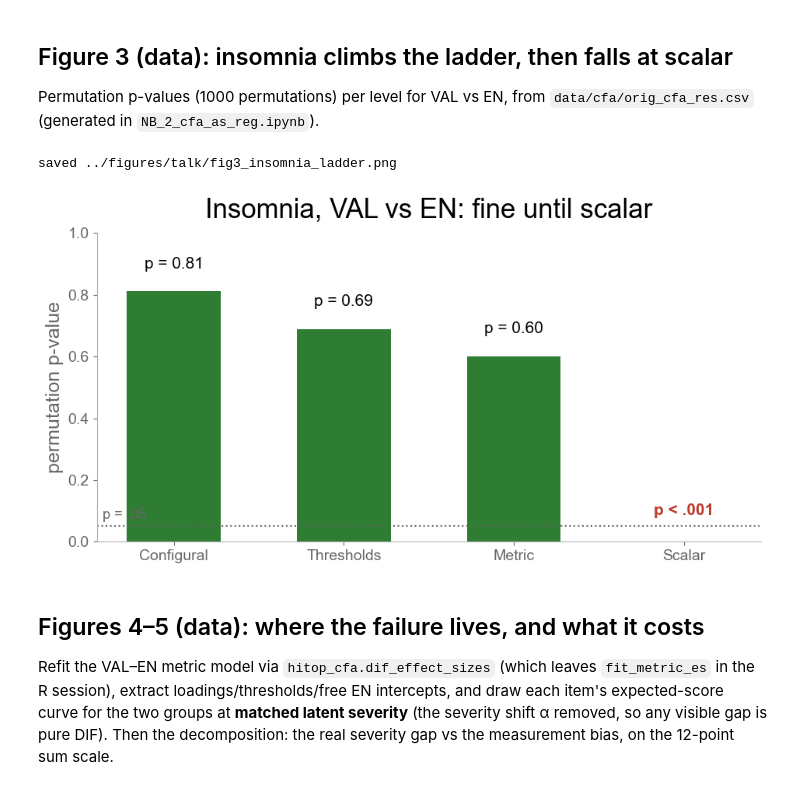
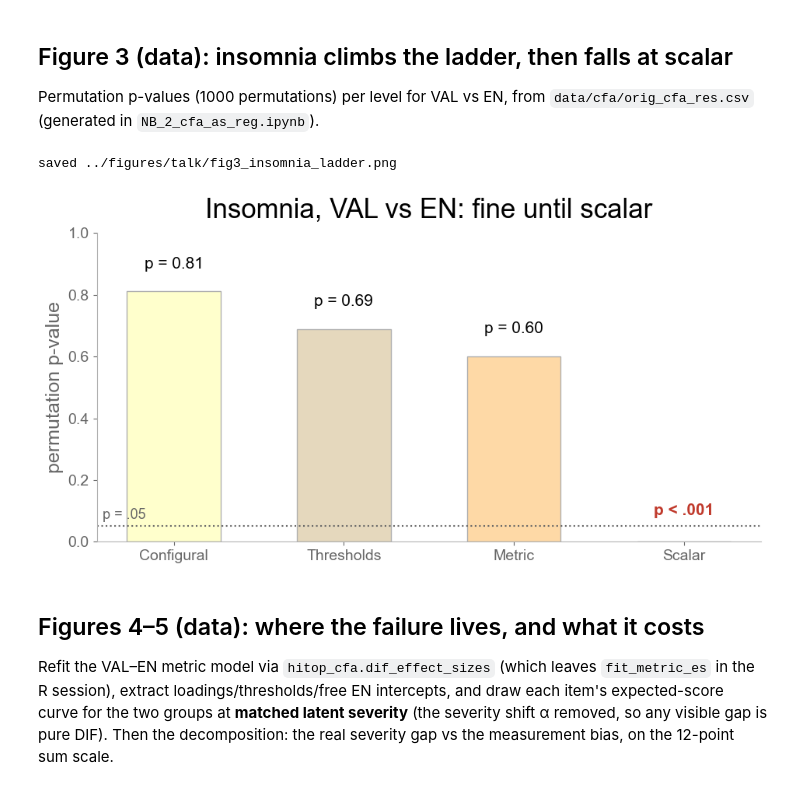
Before and after one commit to Shotgunosine/HiTOP, a Jupyter notebook: notebooks/NB_talk_figures.ipynb, the cells around one changed output. Saved outputs shown, nothing was run; the diff lists cells and outputs as text; code cells hidden in the pictures.

```diff
--- a/notebooks/NB_talk_figures.ipynb
+++ b/notebooks/NB_talk_figures.ipynb
@@ -15,7 +15,15 @@ import matplotlib.pyplot as plt
 from matplotlib.patches import Rectangle, FancyArrowPatch
 from scipy import stats
 
+import seaborn as sns
+
 BLACK, GREY, LIGHT = 'black', '#666666', '#b0b0b0'
+# invariance-LEVEL colors: identical to figures/invariance_ladder_heatmap.png
+# (NB_invariance_plot: Pastel1 palette, indices [0,5,6,4,1,2])
+_pal = sns.color_palette('Pastel1', 8)
+LEVEL_COLORS = {'fails': _pal[0], 'configural': _pal[5],
+                'thresholds': _pal[6], 'metric': _pal[4],
+                'scalar': _pal[1], 'strict': _pal[2]}
 ACCENT = '#c0392b'        # the DIF item
 VAL_C, EN_C = '#1f77b4', '#e67e22'
 plt.rcParams.update({
@@ -57,13 +65,15 @@ LEVELS = [
     ('Scalar', '+ equal intercepts', 'MEAN COMPARISONS\nARE VALID'),
     ('Strict', '+ equal residuals', 'items perform\nidentically'),
 ]
+# box fills match the heatmap's level colors
 fig, ax = plt.subplots(figsize=(12.2, 5.4))
 ax.set_xlim(0, 10.6); ax.set_ylim(0, 6.4)
 ax.axis('off')
 w, h = 2.0, 1.02
 for i, (name, adds, licence) in enumerate(LEVELS):
     x, y = 0.15 + i * 2.08, 0.35 + i * 1.02
-    ax.add_patch(Rectangle((x, y), w, h, facecolor='#f2f2f2',
+    ax.add_patch(Rectangle((x, y), w, h,
+                           facecolor=LEVEL_COLORS[name.lower()],
                            edgecolor=LIGHT, lw=1.2))
     ax.text(x + w / 2, y + h - 0.26, name, ha='center', va='center',
             fontsize=19, color=BLACK, weight='bold')
@@ -120,28 +130,30 @@ Permutation p-values (1000 permutations) per level for VAL vs EN, from
 # %%
 res = pd.read_csv('../data/cfa/orig_cfa_res.csv')
 row = res[(res.scale == 'insomnia') & (res.pair == 'V_EN')].iloc[0]
 levels = ['Configural', 'Thresholds', 'Metric', 'Scalar']
 ps = [row.pconfig, row.pthresholds, row.pmetric, row.pscalar]
-colors = ['#2e7d32' if p >= .05 else ACCENT for p in ps]
+colors = [LEVEL_COLORS[k] for k in
+          ('configural', 'thresholds', 'metric', 'scalar')]
 fig, ax = plt.subplots(figsize=(9.5, 5.0))
-bars = ax.bar(levels, ps, color=colors, width=0.55)
+bars = ax.bar(levels, ps, color=colors, width=0.55,
+              edgecolor=LIGHT, lw=1)
 ax.axhline(0.05, color=GREY, lw=1.5, ls=':')
 ax.text(-0.42, 0.075, 'p = .05', color=GREY, fontsize=13)
 for b, p in zip(bars, ps):
     label = 'p < .001' if p < .001 else f'p = {p:.2f}'
     ax.text(b.get_x() + b.get_width() / 2, max(p, 0.012) + 0.075,
             label, ha='center', fontsize=15,
             color=(ACCENT if p < .05 else BLACK),
             weight='bold' if p < .05 else 'normal')
 ax.set_ylabel('permutation p-value')
 ax.set_ylim(0, 1.0)
 ax.set_title('Insomnia, VAL vs EN: fine until scalar', pad=14)
 fig.tight_layout()
 save(fig, 'fig3_insomnia_ladder.png')
 plt.show()
 # %% [output]
 saved ../figures/talk/fig3_insomnia_ladder.png
-[figure, old version]
+[figure, new version]
 # %% [markdown]
 ## Figures 4–5 (data): where the failure lives, and what it costs
 
```
Also changed, not shown: parts of 3 cells of this notebook, 3 other files.
